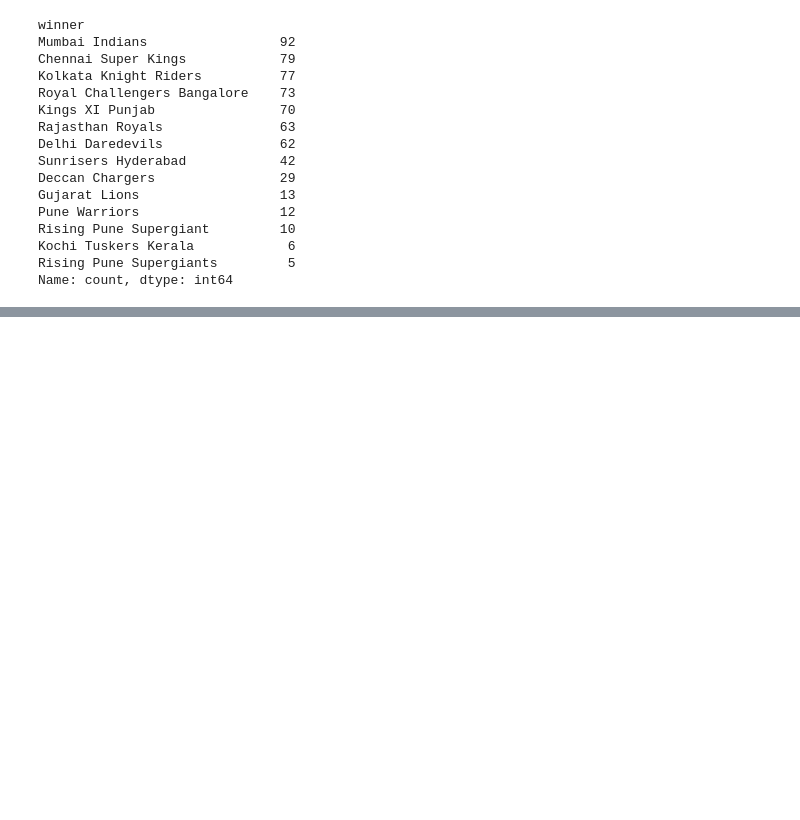
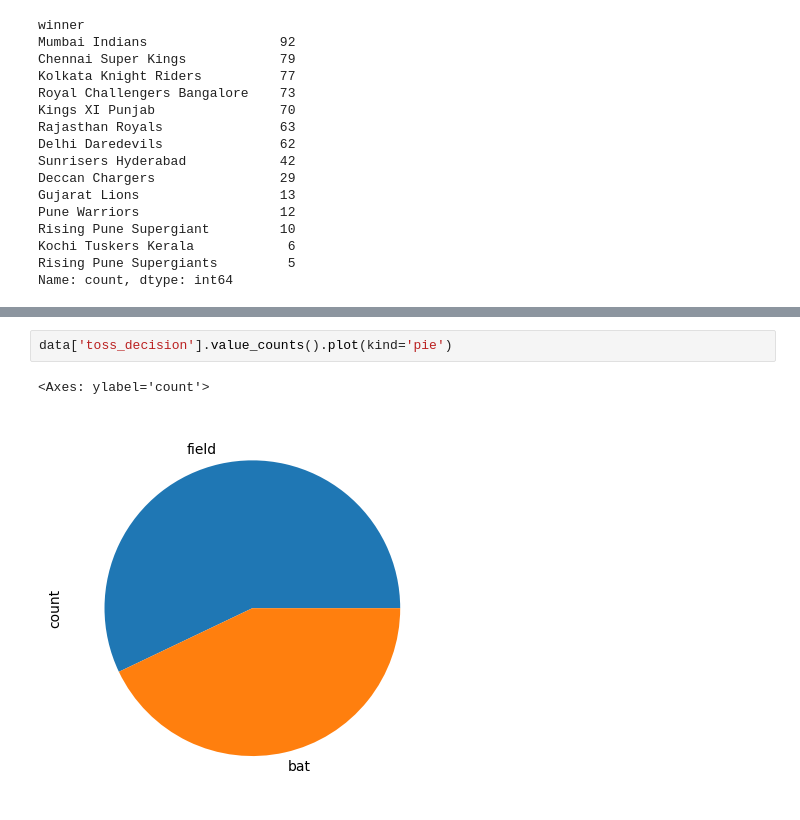
Before and after one commit to Sparsh27042002/ipl-analysis, a Jupyter notebook: IPL ANALYSIS PANDAS.ipynb, the cells around one changed output, grey strips where cells are left out. Drawn from its saved outputs; the diff is of its cells as text; blank space fills up the shorter version.

```diff
--- a/IPL ANALYSIS PANDAS.ipynb
+++ b/IPL ANALYSIS PANDAS.ipynb
@@ -168,0 +169,5 @@ data['winner'].value_counts().plot(kind='bar')
+# %%
+data['toss_decision'].value_counts().plot(kind='pie')
+# %% [output]
+<Axes: ylabel='count'>
+[figure, added]
```
Also changed, not shown: parts of 67 cells of this notebook.
